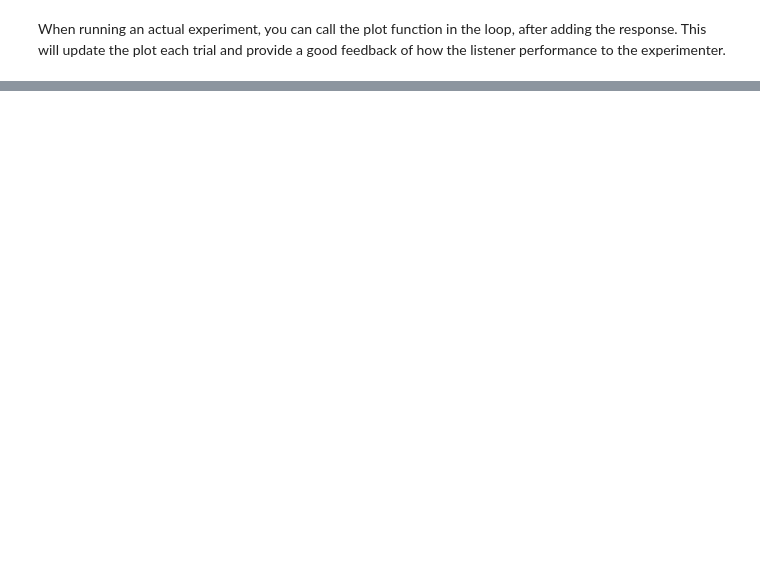
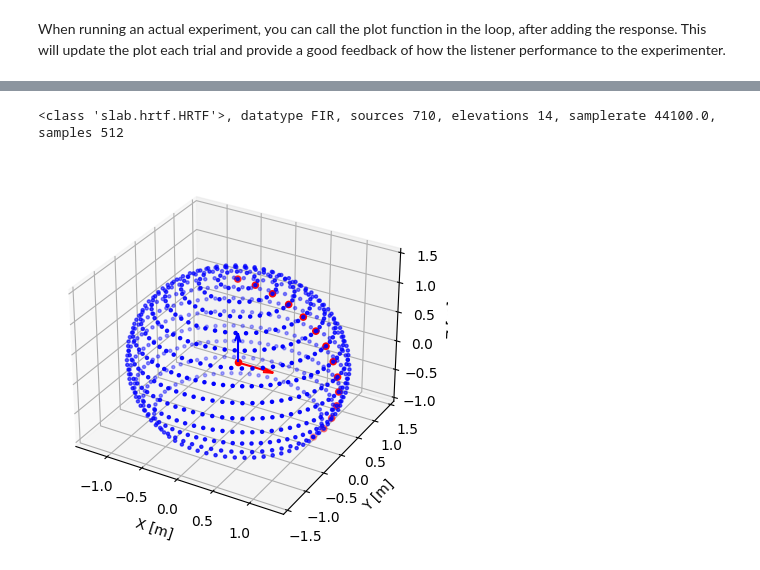
Before and after one commit to DrMarc/slab, a Jupyter notebook: slab_tutorial.ipynb, the cells around one changed output, grey strips where cells are left out. Saved outputs shown, nothing was run; the diff lists cells and outputs as text; code cells hidden in the pictures; blank space fills up the shorter version.

```diff
--- a/slab_tutorial.ipynb
+++ b/slab_tutorial.ipynb
@@ -116,0 +314,8 @@ When running an actual experiment, you can call the plot function in the loop, a
+# %%
+hrtf = slab.HRTF.kemar()  # read in the KEMAR HRTF
+print(hrtf)  # print it's properties
+sidx = hrtf.cone_sources()  # select sources on the median cone of confusion
+hrtf.plot_sources(sidx)  # plot all source positions in 3D, highlighting the selected ones
+# %% [output]
+<class 'slab.hrtf.HRTF'>, datatype FIR, sources 710, elevations 14, samplerate 44100.0, samples 512
+[figure, added]
```
Also changed, not shown: parts of 63 cells of this notebook.
